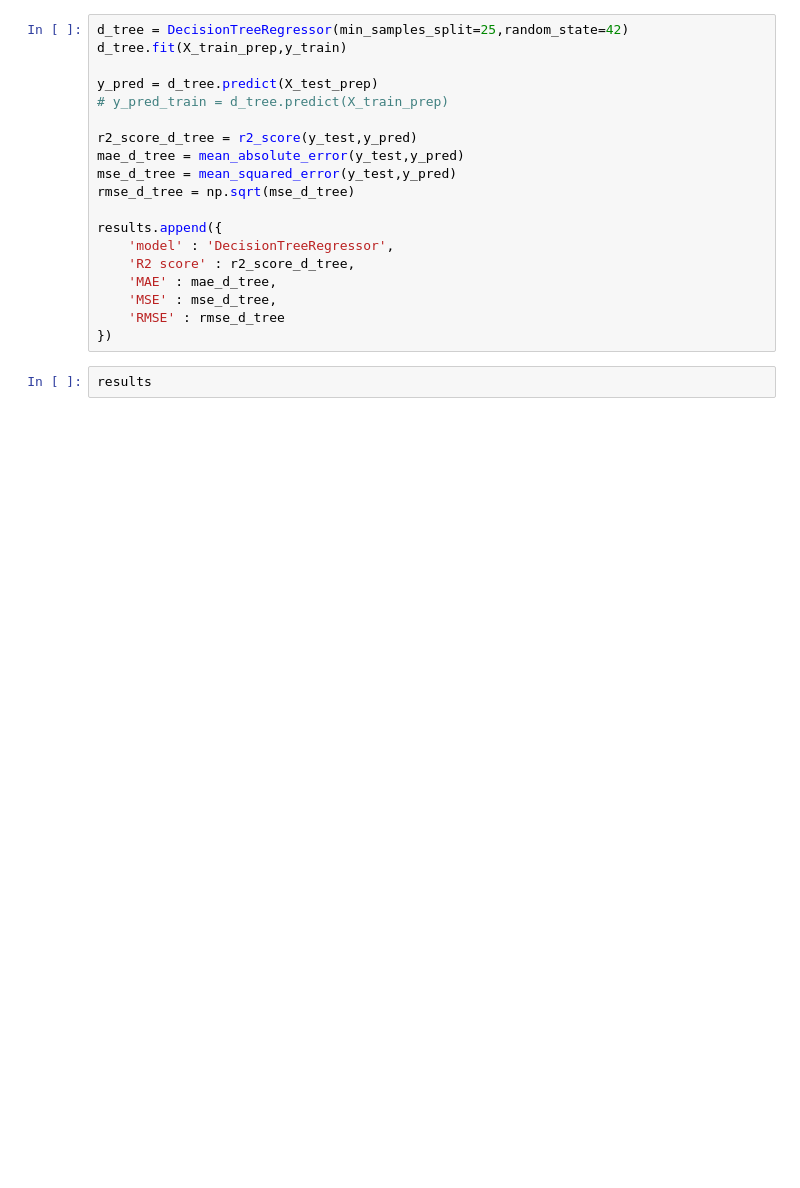
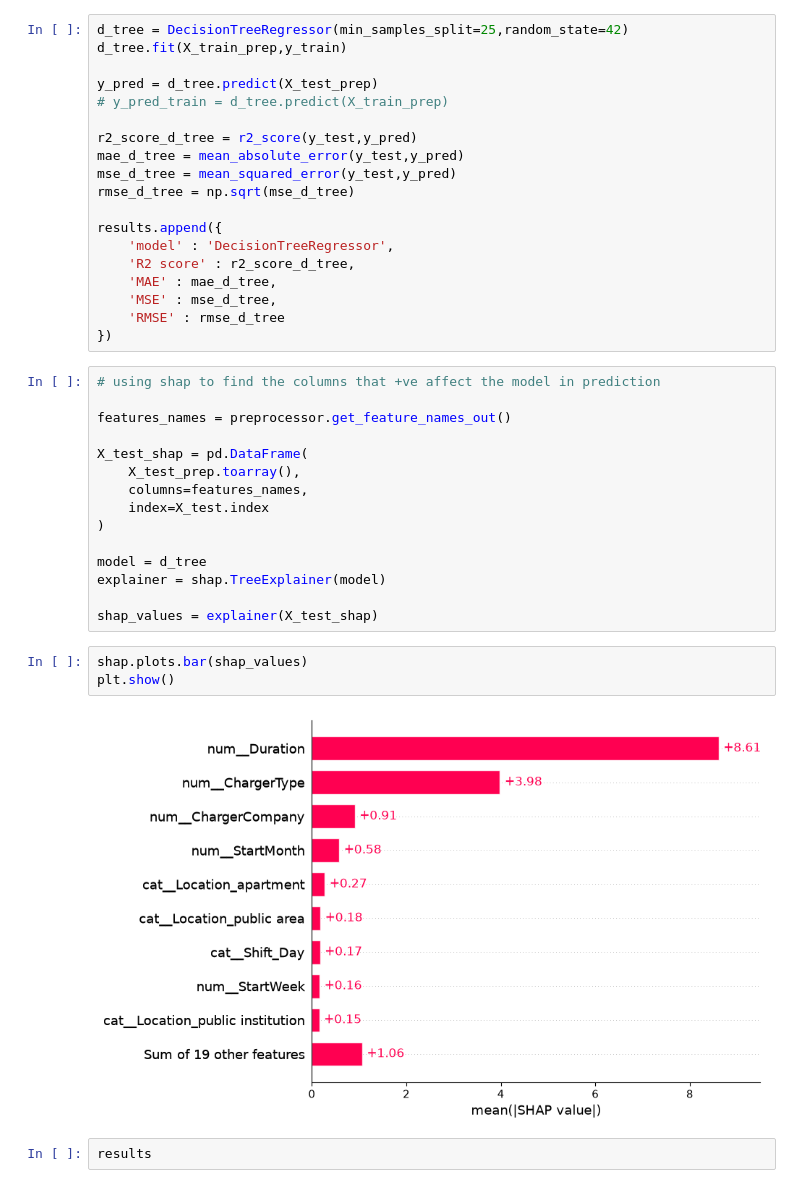
Before and after one commit to blu3-bird/EV-demand, a Jupyter notebook: regression/notebook2.ipynb, the cells around one changed output. Saved outputs shown, nothing was run; the diff lists cells and outputs as text; blank space fills up the shorter version.

```diff
--- a/regression/notebook2.ipynb
+++ b/regression/notebook2.ipynb
@@ -194,6 +216,26 @@ results.append({
     'MSE' : mse_d_tree,
     'RMSE' : rmse_d_tree
 })
+# %%
+# using shap to find the columns that +ve affect the model in prediction
+
+features_names = preprocessor.get_feature_names_out()
+
+X_test_shap = pd.DataFrame(
+    X_test_prep.toarray(),
+    columns=features_names,
+    index=X_test.index
+)
+
+model = d_tree
+explainer = shap.TreeExplainer(model)
+
+shap_values = explainer(X_test_shap)
+# %%
+shap.plots.bar(shap_values)
+plt.show()
+# %% [output]
+[figure, added]
 # %%
 results
 # %% [output]
```
Also changed, not shown: parts of 6 cells of this notebook, 1 other file.
